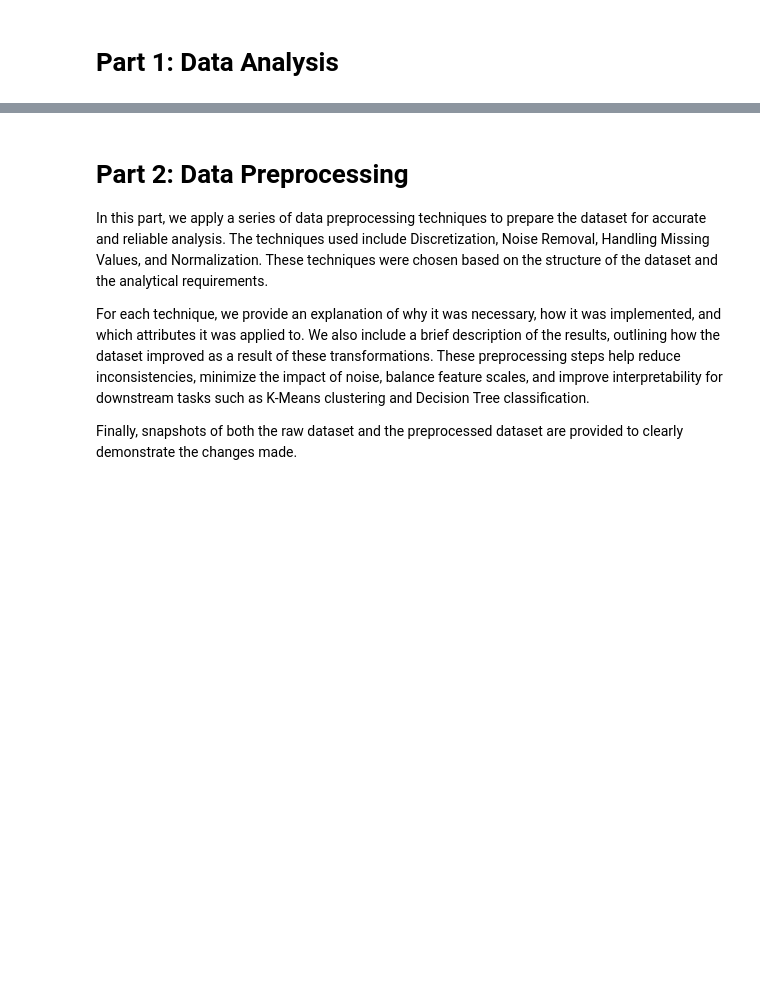
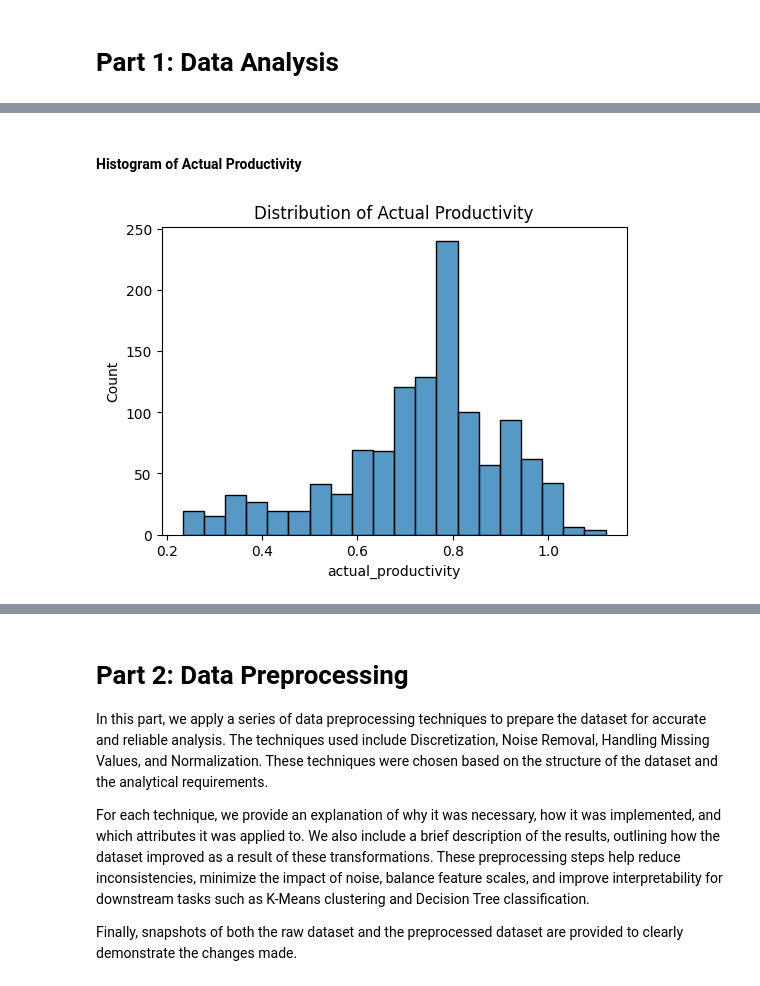
Before and after one commit to hind190/Data-Mining-Project-, a Jupyter notebook: phase2.ipynb, the cells around one changed output, grey strips where cells are left out. Drawn from its saved outputs; the diff is of its cells as text; code cells hidden in the pictures; blank space fills up the shorter version.

```diff
--- a/phase2.ipynb
+++ b/phase2.ipynb
@@ -22,0 +103,9 @@ Preprocessed_dataset = df.copy()
+# %% [markdown]
+#### Histogram of Actual Productivity
+# %%
+plt.figure(figsize=(6,4))
+sns.histplot(df['actual_productivity'], bins=20)
+plt.title("Distribution of Actual Productivity")
+plt.show()
+# %% [output]
+[figure, added]
```
Also changed, not shown: parts of 19 cells of this notebook.
